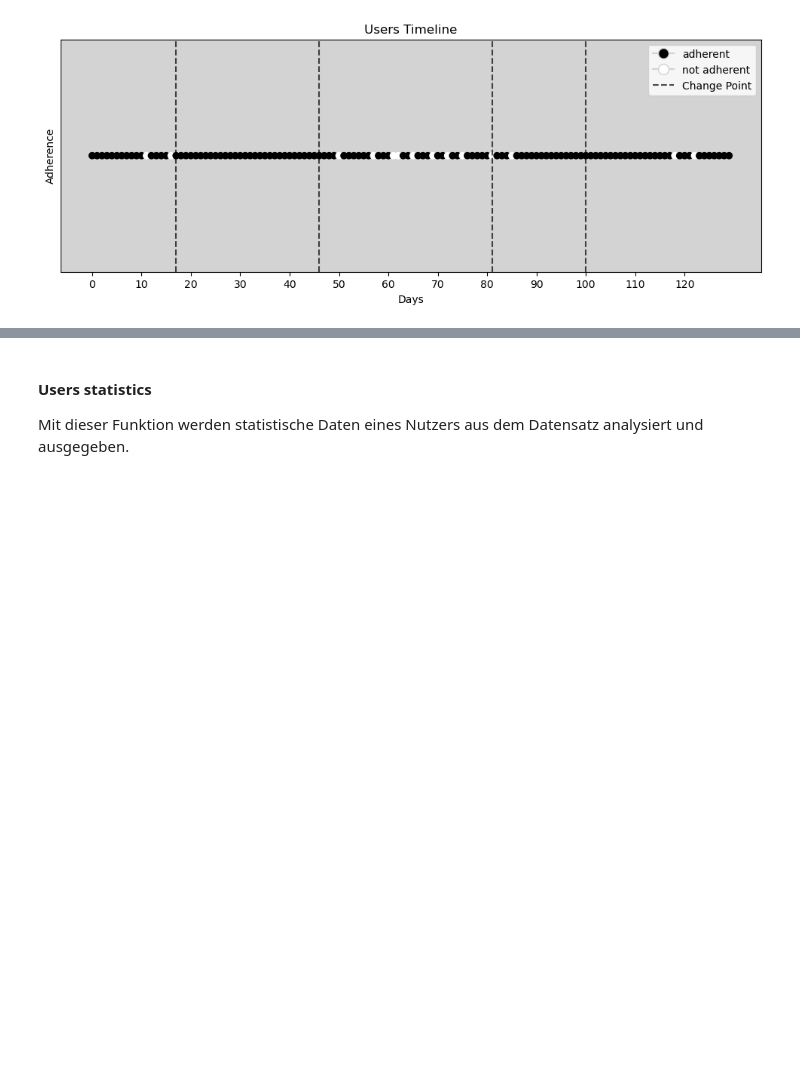
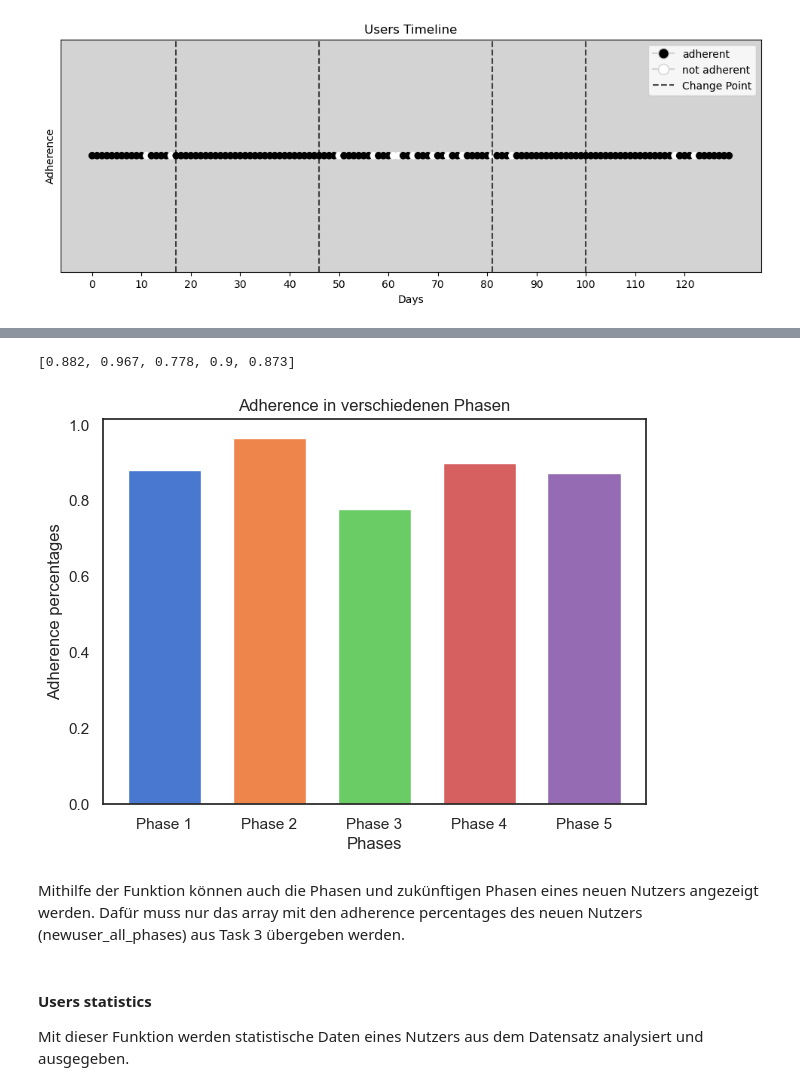
Before and after one commit to Maumau2103/Adherence_in_a_RCT_mHealth_dataset, a Jupyter notebook: notebook/Softwareprojekt - Jupyter Notebook.ipynb, the cells around one changed output, grey strips where cells are left out. Cells and saved outputs as stored; diff of their text form; code cells hidden in the pictures; blank space fills up the shorter version.

Commit message:
changes_task3_and_4

```diff
--- a/notebook/Softwareprojekt - Jupyter Notebook.ipynb
+++ b/notebook/Softwareprojekt - Jupyter Notebook.ipynb
@@ -219,0 +224,7 @@ stat.show_user_timeline(df_sorted, user_id, result_phases, start_day=1, end_day=
+# %%
+stat.show_user_adherence_percentage(allusers_phases, user_id)
+# %% [output]
+[0.882, 0.967, 0.778, 0.9, 0.873]
+[figure, added]
+# %% [markdown]
+Mithilfe der Funktion können auch die Phasen und zukünftigen Phasen eines neuen Nutzers angezeigt werden. Dafür muss nur das array mit den adherence percentages des neuen Nutzers (newuser_all_phases) aus Task 3 übergeben werden.
```
Also changed, not shown: parts of 5 cells of this notebook, 4 other files.
